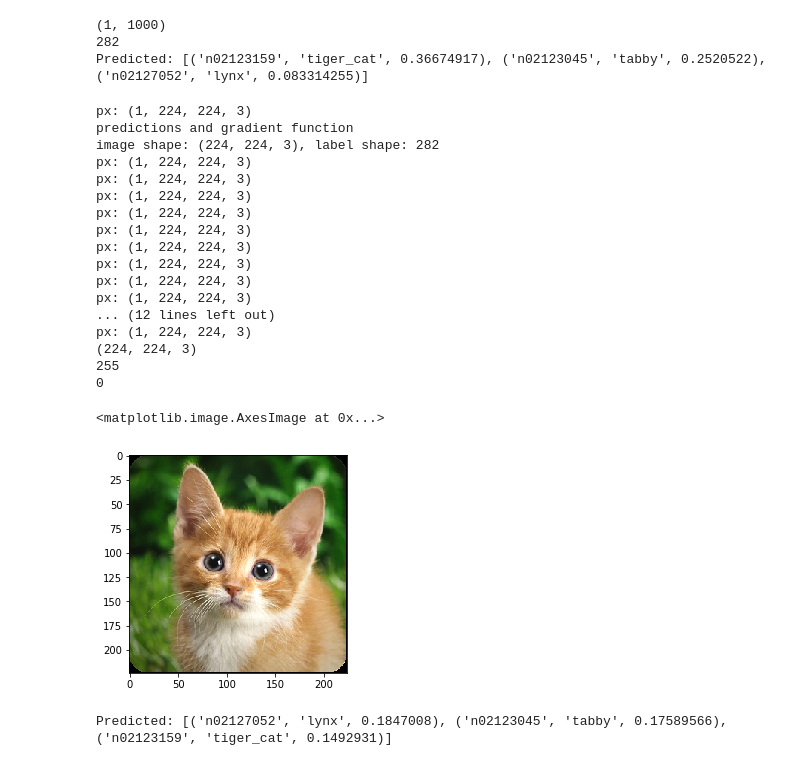
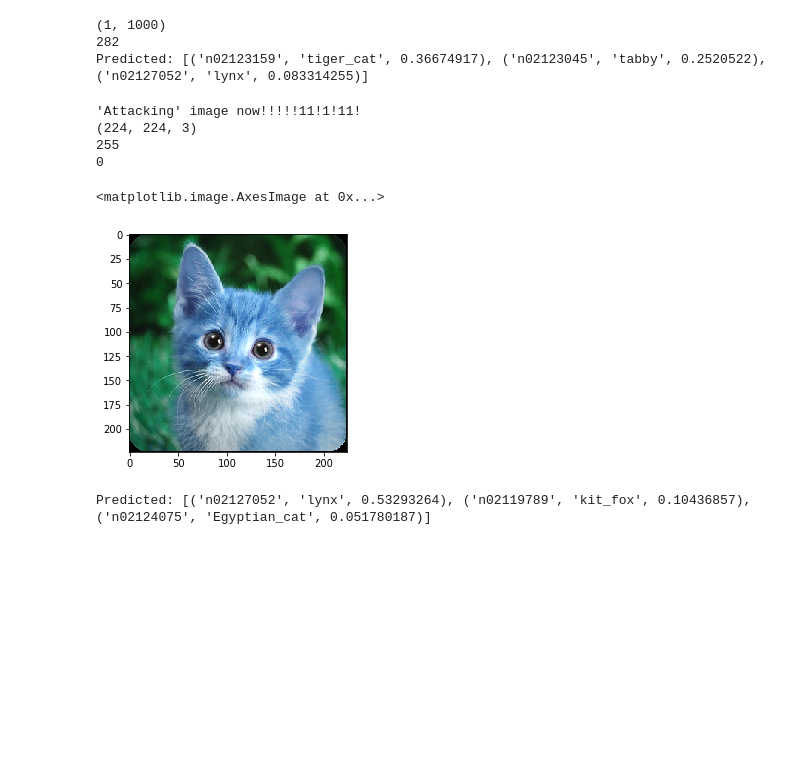
Before and after one commit to EdgeCaseResearch/Mask_RCNN, a Jupyter notebook: foolbox_simple_demo_imagenet.ipynb, the cells around one changed output. Saved outputs shown, nothing was run; the diff lists cells and outputs as text; code cells hidden in the pictures; blank space fills up the shorter version.

Commit message:
Added ECRAttacks for arbitrary custom 'attacks'

```diff
--- a/foolbox_simple_demo_imagenet.ipynb
+++ b/foolbox_simple_demo_imagenet.ipynb
@@ -30,7 +31,8 @@ preprocessing = (np.array([104, 116, 123]), 1)
 fmodel = KerasModel(model, bounds=(0,255), preprocessing=preprocessing)
 # criterion = ConfidentMisclassification(0.7)
 criterion = TargetClass(278)
-attack = FGSM(model=fmodel, criterion=criterion)
+# attack = FGSM(model=fmodel, criterion=criterion)
+attack = foolbox.attacks.ECRTestAttack(model=fmodel)
 # %% [output]
 Shape of predictions is (None, 1000)
 Number of classes: 1000
@@ -87,40 +90,28 @@ print("Predicted:", decode_predictions(real_pred, top=3)[0])
 282
 Predicted: [('n02123159', 'tiger_cat', 0.36674917), ('n02123045', 'tabby', 0.2520522), ('n02127052', 'lynx', 0.083314255)]
 # %%
-adversarial = attack(image, label, unpack=True)
+adversarial = attack(image)
+# adversarial = attack(image, unpack=True)
 adversarial_img = adversarial.astype(int)
 # print(adversarial)
 print(adversarial_img.shape)
 print(np.max(adversarial_img))
 print(np.min(adversarial_img))
 plt.imshow(adversarial_img)
 # %% [output]
-px: (1, 224, 224, 3)
-predictions and gradient function
-image shape: (224, 224, 3), label shape: 282
-px: (1, 224, 224, 3)
-px: (1, 224, 224, 3)
-px: (1, 224, 224, 3)
-px: (1, 224, 224, 3)
-px: (1, 224, 224, 3)
-px: (1, 224, 224, 3)
-px: (1, 224, 224, 3)
-px: (1, 224, 224, 3)
-px: (1, 224, 224, 3)
-... (12 lines left out)
-px: (1, 224, 224, 3)
+'Attacking' image now!!!!!11!1!11!
 (224, 224, 3)
 255
 0
 <matplotlib.image.AxesImage at 0x...>
-[figure, old version]
+[figure, new version]
 # %%
 adversarial_in = np.expand_dims(adversarial_img, axis=0)
 adversarial_in = preprocess_input(adversarial_in)
 fake_pred = model.predict(adversarial_in)
 print("Predicted:", decode_predictions(fake_pred, top=3)[0])
 # %% [output]
-Predicted: [('n02127052', 'lynx', 0.1847008), ('n02123045', 'tabby', 0.17589566), ('n02123159', 'tiger_cat', 0.1492931)]
+Predicted: [('n02127052', 'lynx', 0.53293264), ('n02119789', 'kit_fox', 0.10436857), ('n02124075', 'Egyptian_cat', 0.051780187)]
 # %%
 diff = adversarial_img - image
 print(diff.shape)
```
Also changed, not shown: parts of 4 cells of this notebook, 6 other files.
